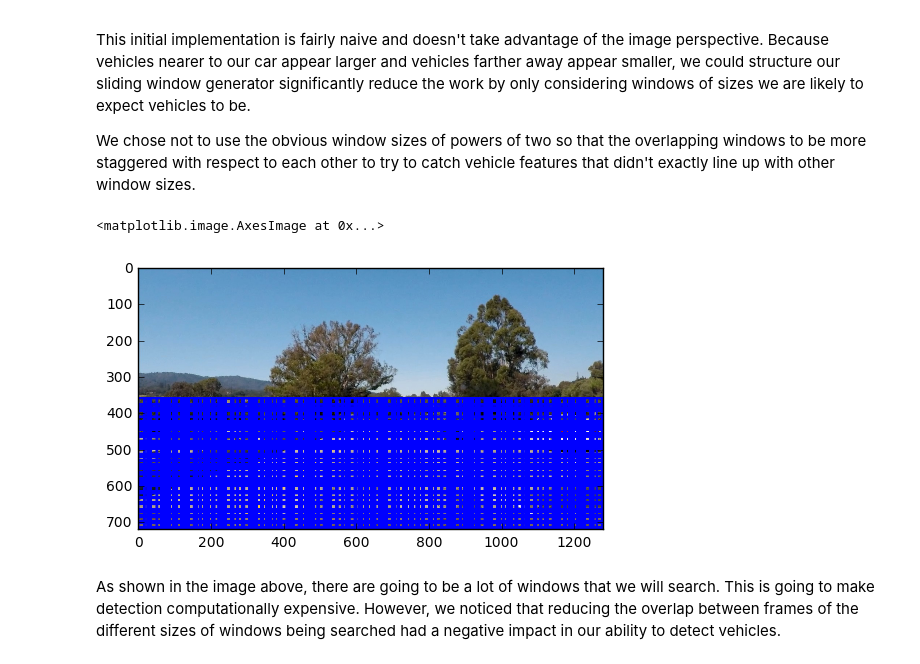
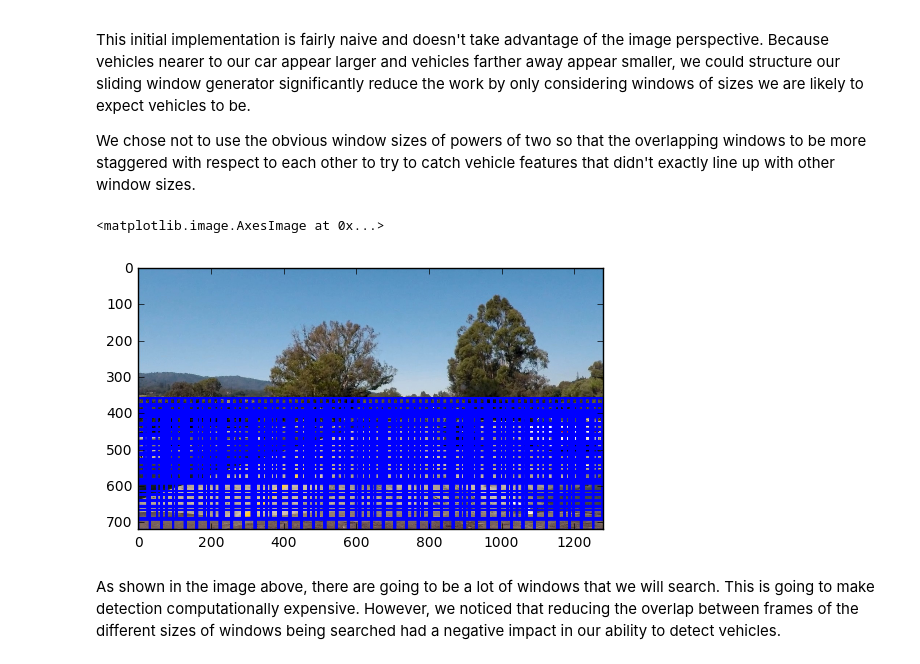
Before and after one commit to rgcottrell/CarND-Vehicle-Detection, a Jupyter notebook: CarND-Vehicle-Detection.ipynb, the cells around one changed output. Cells and saved outputs as stored; diff of their text form; code cells hidden in the pictures.

```diff
--- a/CarND-Vehicle-Detection.ipynb
+++ b/CarND-Vehicle-Detection.ipynb
@@ -189,55 +189,56 @@ This initial implementation is fairly naive and doesn't take advantage of the im
 We chose not to use the obvious window sizes of powers of two so that the overlapping windows to be more staggered with respect to each other to try to catch vehicle features that didn't exactly line up with other window sizes.
 # %%
 WINDOW_SIZES = [(70, 70), (105, 105), (130, 130)]
+WINDOW_Y_START_STOP = [(360, 560), (380, 640), (400, 720)]
 WINDOW_OVERLAP = (0.75, 0.75)
 
 # This assumes incoming image is encoded RGB.
 def sliding_windows(img):
-    # Set the start and stop regions to scan. We will only scan the bottom half of the image.
-    x_start = 0
-    x_stop = img.shape[1]
-    y_start = img.shape[0] // 2
-    y_stop = img.shape[0]
-
-    # Compute the span of the region to be searched.
-    xspan = x_stop - x_start
-    yspan = y_stop - y_start
-
     # Accumulate the list of windows to be searched.
     window_list = []
 
     # Process each window size.
-    for xy_window in WINDOW_SIZES:
+    for (xy_window, y_start_stop) in zip(WINDOW_SIZES, WINDOW_Y_START_STOP):
+        # Set the start and stop regions to scan.
+        x_start = 0
+        x_stop = img.shape[1]
+        y_start = y_start_stop[0]
+        y_stop = y_start_stop[1]
+
+        # Compute the span of the region to be searched.
+        xspan = x_stop - x_start
+        yspan = y_stop - y_start
+
         # Compute the step between successive windows.
         nx_pix_per_step = np.int(xy_window[0] * (1. - WINDOW_OVERLAP[0]))
         ny_pix_per_step = np.int(xy_window[1] * (1. - WINDOW_OVERLAP[1]))
         # Compute the number of windows to generate at this size.
         nx_windows = int(xspan/nx_pix_per_step) - 1
         ny_windows = int(yspan/ny_pix_per_step) - 1
         # Loop through the x and y positions to find the window coordinates.
         for ys in range(ny_windows):
             for xs in range(nx_windows):
                 # Calculate the window position. Since we are more considered about
                 # vehicles in our half of the road, start the windows from the lower
                 # right and move up and to the left.
                 startx = xs*nx_pix_per_step + x_start
                 endx = startx + xy_window[0]
                 starty = ys*nx_pix_per_step + y_start
                 endy = starty + xy_window[1]
                 # Append window position to the list.
                 window_list.append(((startx, starty), (endx, endy)))
 
     # Return the list of windows.
     return window_list
 
 img = cv2.imread('test_images/test1.jpg')
 img = cv2.cvtColor(img, cv2.COLOR_BGR2RGB)
 windows = sliding_windows(img)
 img = draw_boxes(img, windows)
 plt.imshow(img)
 # %% [output]
 <matplotlib.image.AxesImage at 0x...>
-[figure, old version]
+[figure, new version]
 # %% [markdown]
 As shown in the image above, there are going to be a lot of windows that we will search. This is going to make detection computationally expensive. However, we noticed that reducing the overlap between frames of the different sizes of windows being searched had a negative impact in our ability to detect vehicles.
 # %% [markdown]
```
Also changed, not shown: parts of 6 cells of this notebook, 13 other files.
